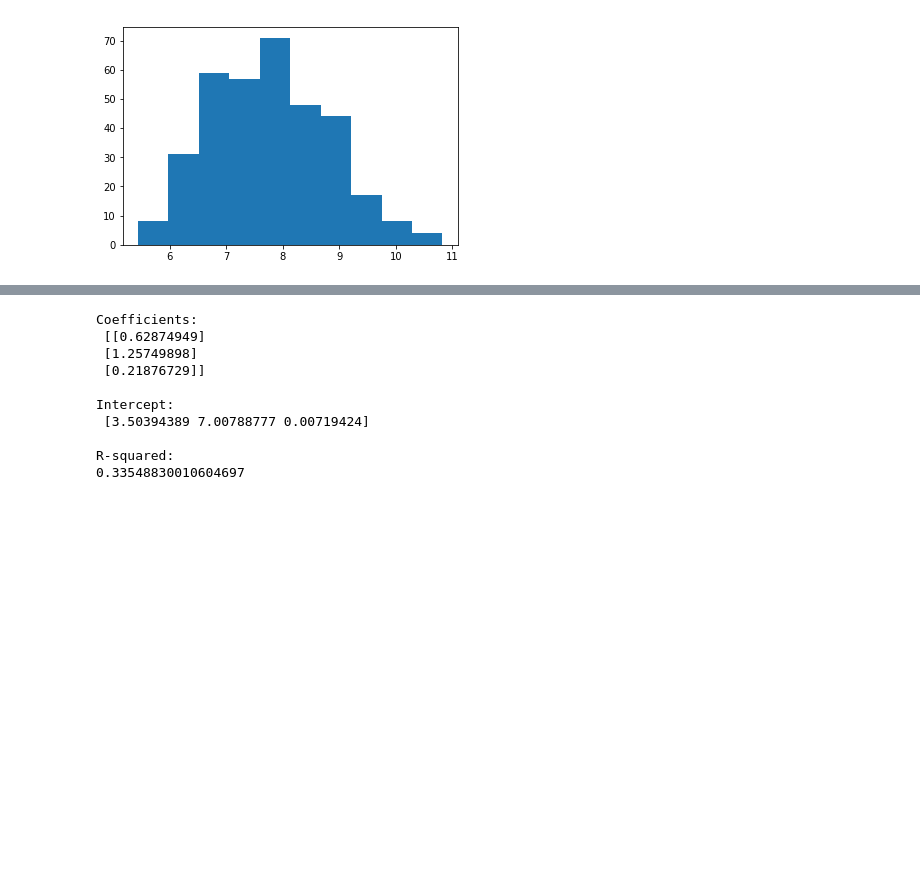
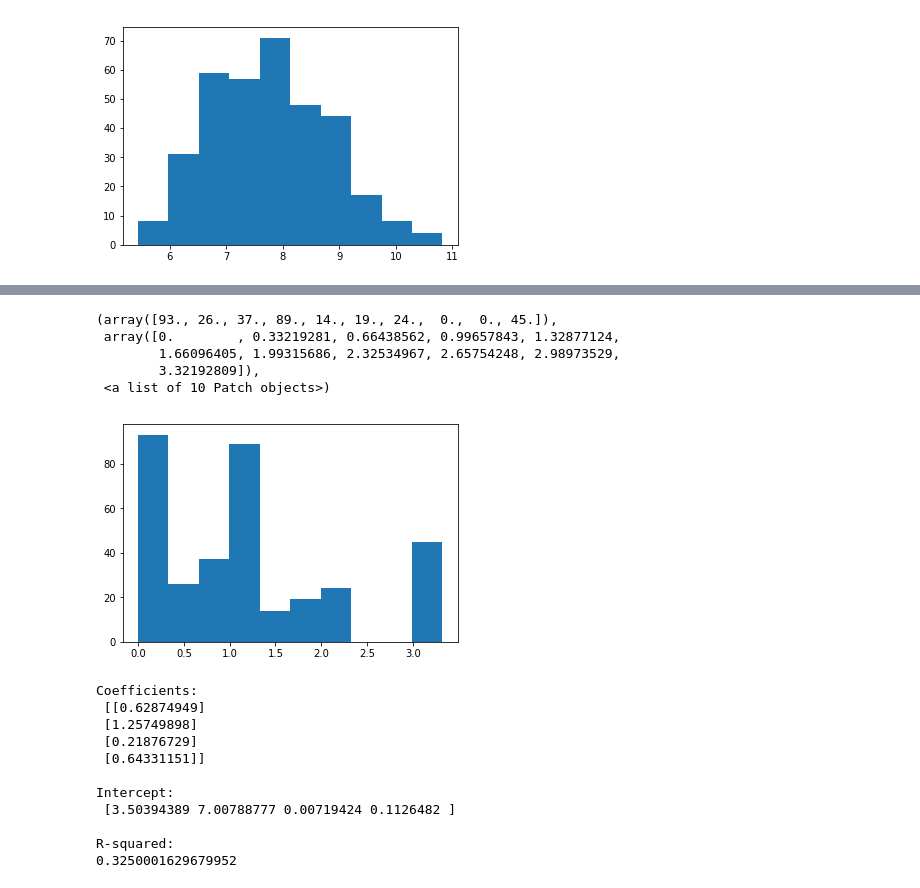
Before and after one commit to cbrackeen/Thinkful_Project, a Jupyter notebook: Crime Data Prep - Linear Regression.ipynb, the cells around one changed output, grey strips where cells are left out. Saved outputs shown, nothing was run; the diff lists cells and outputs as text; code cells hidden in the pictures; blank space fills up the shorter version.

```diff
--- a/Crime Data Prep - Linear Regression.ipynb
+++ b/Crime Data Prep - Linear Regression.ipynb
@@ -254,0 +290,11 @@ data_short.Property_crime = np.sqrt(data_short.Property_crime)
+# %%
+car_test_recip_log.replace(to_replace=[np.inf, -np.inf], value=0, inplace=True)
+# %%
+plt.hist(car_test_recip_log)
+# %% [output]
+(array([93., 26., 37., 89., 14., 19., 24.,  0.,  0., 45.]),
+ array([0.        , 0.33219281, 0.66438562, 0.99657843, 1.32877124,
+        1.66096405, 1.99315686, 2.32534967, 2.65754248, 2.98973529,
+        3.32192809]),
+ <a list of 10 Patch objects>)
+[figure, added]
@@ -255,7 +303,7 @@ data_short.Property_crime = np.sqrt(data_short.Property_crime)
 # %%
 #Use logs instead of values for Pop/Pop_sq
 X2 = data_short['Robbery'].values.reshape(-1,1)
-Y2 = data_short[['Population','Population_sq', 'Murder']]
+Y2 = data_short[['Population','Population_sq', 'Murder','Car_theft']]
 regr.fit(X2,Y2)
 #Results
 print('\nCoefficients: \n', regr.coef_)
@@ -266,10 +314,11 @@ print(regr.score(X2, Y2))
 Coefficients:
  [[0.62874949]
  [1.25749898]
- [0.21876729]]
+ [0.21876729]
+ [0.64331151]]
 
 Intercept:
- [3.50394389 7.00788777 0.00719424]
+ [3.50394389 7.00788777 0.00719424 0.1126482 ]
 
 R-squared:
-0.33548830010604697
+0.3250001629679952
```
Also changed, not shown: parts of 29 cells of this notebook.
